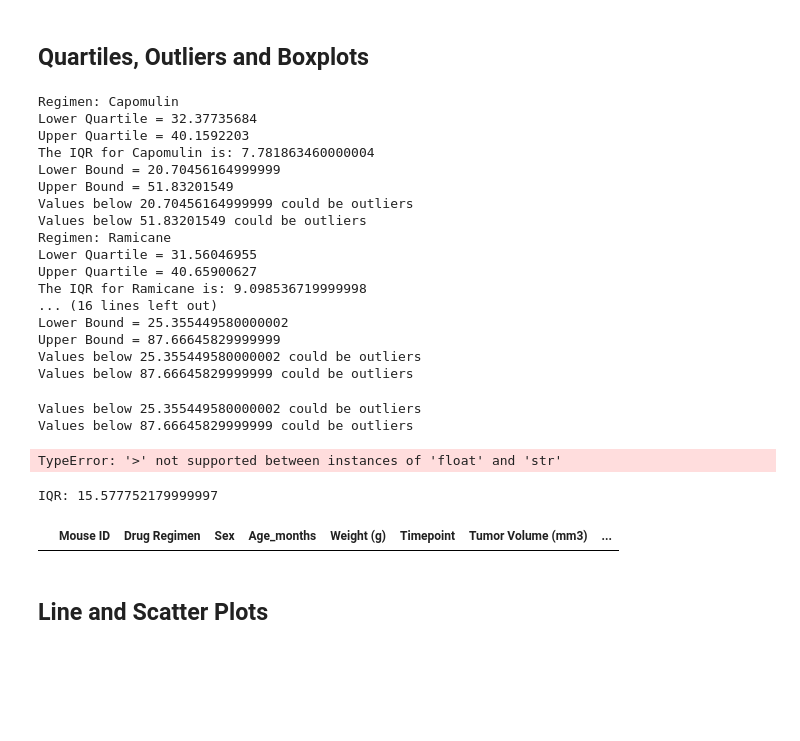
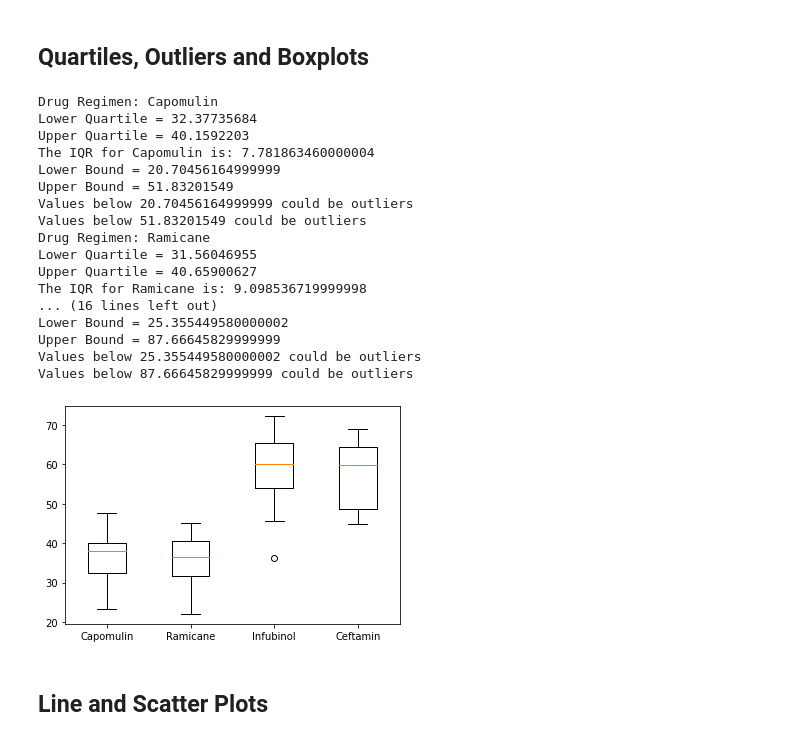
Before and after one commit to E-Weber/matplotlib-challenge, a Jupyter notebook: Instructions/Pymaceuticals/pymaceuticals_starter.ipynb, the cells around one changed output. Saved outputs shown, nothing was run; the diff lists cells and outputs as text; code cells hidden in the pictures; blank space fills up the shorter version.

```diff
--- a/Instructions/Pymaceuticals/pymaceuticals_starter.ipynb
+++ b/Instructions/Pymaceuticals/pymaceuticals_starter.ipynb
@@ -444,6 +438,9 @@ drug_data = []
 # Locate the rows which contain mice on each drug and get the tumor volumes
     # add subset
     # Determine outliers using upper and lower bounds
+    # Calculate the IQR and quantitatively determine if there are any potential outliers.
+    #Create empty list to fill with tumor vol data (for plotting)
+drug_data = []
 for drugs in drug_bin:
     zoot = final_df.loc[final_df['Drug Regimen'] == drugs]
     zoot2 = zoot.loc[zoot['Timepoint'] == zoot['Max Timepoint']]
@@ -462,10 +459,10 @@ for drugs in drug_bin:
     print(f'The IQR for {drugs} is: {iqr}')
     print(f'Lower Bound = {lowbound}')
     print(f'Upper Bound = {upbound}')
-    print(f"Values below {lowbound} could be outliers")
-    print(f"Values below {upbound} could be outliers")
+    print(f'Values below {lowbound} could be outliers')
+    print(f'Values below {upbound} could be outliers')
 # %% [output]
-Regimen: Capomulin
+Drug Regimen: Capomulin
 Lower Quartile = 32.37735684
 Upper Quartile = 40.1592203
 The IQR for Capomulin is: 7.781863460000004
@@ -473,7 +470,7 @@ Lower Bound = 20.70456164999999
 Upper Bound = 51.83201549
 Values below 20.70456164999999 could be outliers
 Values below 51.83201549 could be outliers
-Regimen: Ramicane
+Drug Regimen: Ramicane
 Lower Quartile = 31.56046955
 Upper Quartile = 40.65900627
 The IQR for Ramicane is: 9.098536719999998
@@ -482,25 +479,13 @@ Lower Bound = 25.355449580000002
 Upper Bound = 87.66645829999999
 Values below 25.355449580000002 could be outliers
 Values below 87.66645829999999 could be outliers
-# %%
-lowbound = lowq - (1.5*iqr)
-upbound = upq + (1.5*iqr)
-# %% [output]
-Values below 25.355449580000002 could be outliers
-Values below 87.66645829999999 could be outliers
-# %%
-outlier = last_vol.loc[(drug_df['Tumor Volume (mm3)'] < lowbound) | (drug_df['Tumor Volume (mm3)'] > upbound)]
-outlier
-# %% [output]
-TypeError: '>' not supported between instances of 'float' and 'str'
-# %%
-# Calculate the IQR and quantitatively determine if there are any potential outliers.
-print(f"IQR: {iqr}")
-# %% [output]
-IQR: 15.577752179999997
-|  | Mouse ID | Drug Regimen | Sex | Age_months | Weight (g) | Timepoint | Tumor Volume (mm3) | ... |
 # %%
 # Generate a box plot of the final tumor volume of each mouse across four regimens of interest
+plt.boxplot(drug_data)
+plt.xticks([1,2,3,4],['Capomulin', 'Ramicane', 'Infubinol', 'Ceftamin'])
+plt.show()
+# %% [output]
+[figure, added]
 # %% [markdown]
 ## Line and Scatter Plots
 # %%
```
Also changed, not shown: parts of 13 cells of this notebook.
